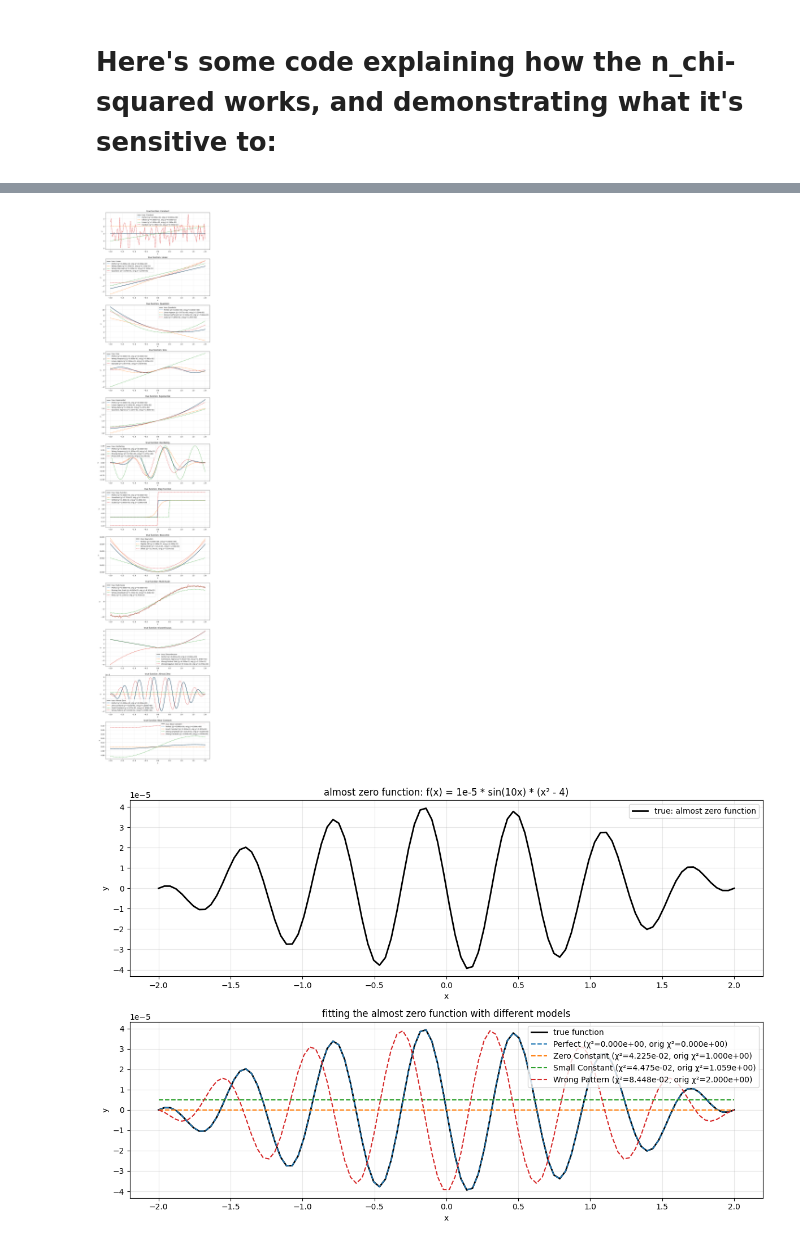
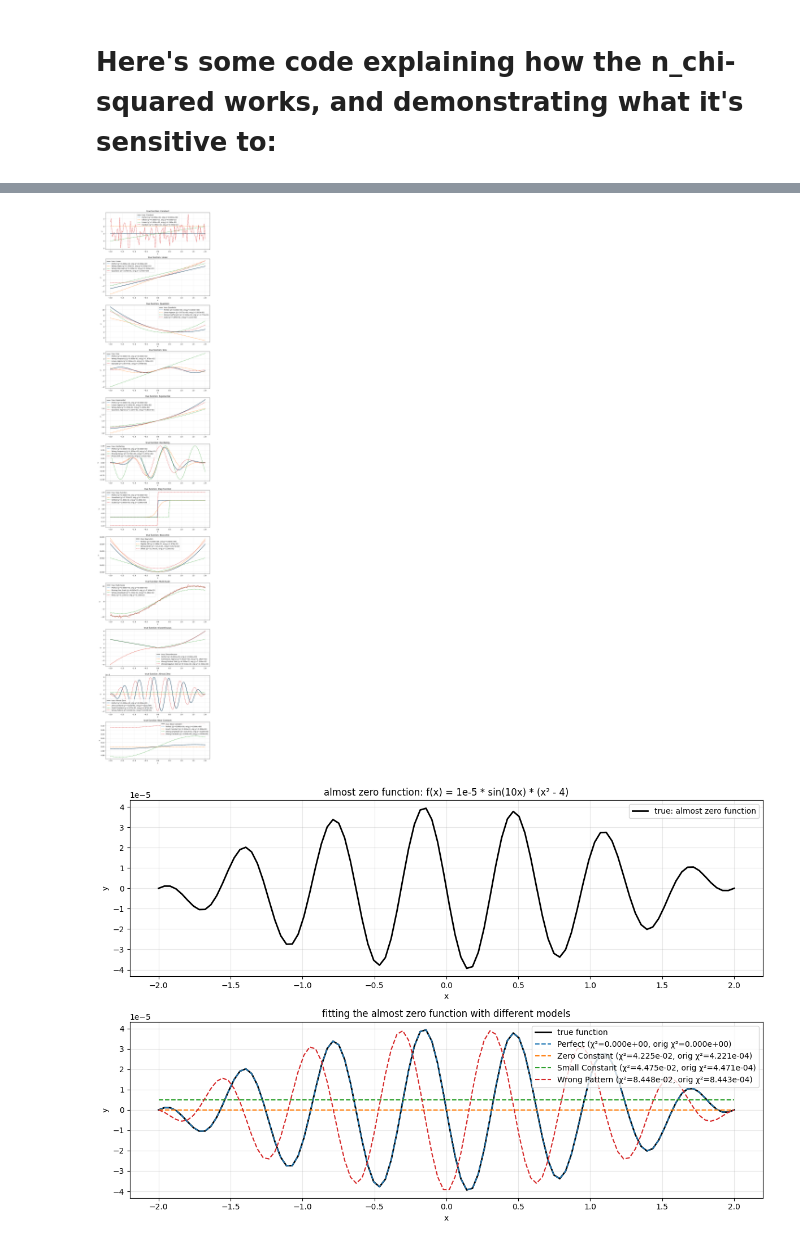
Before and after one commit to harveyThomas4692/llmlex, a Jupyter notebook: Examples/kansr_example.ipynb, the cells around one changed output, grey strips where cells are left out. Drawn from its saved outputs; the diff is of its cells as text; code cells hidden in the pictures.

Commit message:
add comparison of measures

```diff
--- a/Examples/kansr_example.ipynb
+++ b/Examples/kansr_example.ipynb
@@ -521,35 +525,34 @@ def get_n_chi_squared_from_predictions(x, y, predictions, alpha=0.01, eps_scale=
     Returns:
         float: Robust normalized chi-squared value
     """
-
     # Residuals
     residuals = y - predictions
 
-    # A simple, robust scale measure: median absolute deviation
+    # A simple scale measure: median absolute deviation
     median_y = jnp.median(y)
     mad_y = jnp.median(jnp.abs(y - median_y))
 
-    # Mean of y (for additional scale-based floor)
-    mean_y = jnp.mean(jnp.abs(y))
+    # Mean of absolute y (for additional scale-based floor)
+    mean_abs_y = jnp.mean(jnp.abs(y))
 
-    # Define a robust overall scale, ensuring it never collapses to zero
+    # Define a robust global scale, ensuring it never collapses to zero
     # (ties scale to MAD and a fraction of the mean magnitude)
-    robust_scale = jnp.maximum(mad_y, alpha * mean_y)
-    robust_scale = jnp.maximum(robust_scale, eps_scale)
+    global_scale = jnp.maximum(mad_y, alpha * mean_abs_y)
+    global_scale = jnp.maximum(global_scale, eps_scale)
 
     # For each data point, define a local denominator to smoothly handle
     # relative vs. absolute error. This prevents blow-up near zero.
-    # delta_i = max(robust_scale, alpha * |y_i|)
+    # delta_i = max(global_scale, alpha * |y_i|)
     abs_y = jnp.abs(y)
-    local_scale = jnp.maximum(robust_scale, alpha * abs_y)
+    local_scale = jnp.maximum(global_scale, alpha * abs_y)
 
     # Compute normalized chi-squared
     # (residual^2 / local_scale^2), then average
     n_chi_squared = jnp.mean((residuals ** 2) / (local_scale ** 2))
 
-    return float(n_chi_squared)
+    return n_chi_squared
 
-def get_original_chi_squared(y, predictions):
+def get_original_chi_squared(y, predictions, eps_scale=1e-6):
     """
     Calculate the original chi-squared as mean(residuals^2)/mean(y^2)
 
@@ -561,7 +564,7 @@ def get_original_chi_squared(y, predictions):
         float: Original chi-squared value
     """
     residuals = y - predictions
-    return jnp.mean(residuals**2) / jnp.mean(y**2)
+    return jnp.mean(residuals**2 /( y**2 + eps_scale))
 
 # Test the function on various true functions and predictions
 x = jnp.linspace(-2, 2, 100)  # Domain [-2, 2]
@@ -795,35 +798,35 @@ for i in range(len(x_points)):
     rel_err1 = "∞" if y_points[i] == 0 else f"{abs((pred1_points[i] - y_points[i])/max(abs(y_points[i]), 1e-10)):.3f}"
     rel_err2 = "∞" if y_points[i] == 0 else f"{abs((pred2_points[i] - y_points[i])/max(abs(y_points[i]), 1e-10)):.3f}"
     print(f"{x_points[i]:<8.3f} | {y_points[i]:<8.3f} | {pred1_points[i]:<8.3f} | {rel_err1:<8} | {pred2_points[i]:<8.3f} | {rel_err2:<8}")
 
 chi2_pred1 = get_n_chi_squared_from_predictions(x, zero_y, zero_pred1_y)
 chi2_pred2 = get_n_chi_squared_from_predictions(x, zero_y, zero_pred2_y)
 print(f"Constant offset Chi²: {chi2_pred1:.3e}")
 print(f"Proportional error Chi²: {chi2_pred2:.3e}")
 print("→ Our measure handles zero-crossings gracefully without infinite relative errors")
 
 # Case 3: Robustness to outliers
 print("\n3. Robustness to Outliers:")
 base_func = lambda x: x**2
 outlier_pred = lambda x: x**2 + jnp.where(jnp.abs(x) > 1.9, 10.0, 0.0)  # large error at edges
 uniform_error_pred = lambda x: x**2 * 1.2  # 20% error everywhere
 
 base_y = base_func(x)
 outlier_y = outlier_pred(x)
 uniform_y = uniform_error_pred(x)
 
 mse_outlier = jnp.mean((base_y - outlier_y)**2)
 mse_uniform = jnp.mean((base_y - uniform_y)**2)
 chi2_outlier = get_n_chi_squared_from_predictions(x, base_y, outlier_y)
 chi2_uniform = get_n_chi_squared_from_predictions(x, base_y, uniform_y)
 
 print(f"Outlier errors MSE: {mse_outlier:.3e}, Chi²: {chi2_outlier:.3e}")
 print(f"Uniform 20% error MSE: {mse_uniform:.3e}, Chi²: {chi2_uniform:.3e}")
 print("→ Our measure is less sensitive to a few extreme outliers compared to MSE")
 print("  while still penalizing systematic errors appropriately")
 # %% [output]
-[figure, old version]
+[figure, new version]
-[figure, old version]
+[figure, new version]
 summary of normalized chi-squared values:
 --------------------------------------------------------------------------------
 true function   | prediction      | χ²         | orig χ²
```
Also changed, not shown: parts of 2 cells of this notebook, 1 other file.
